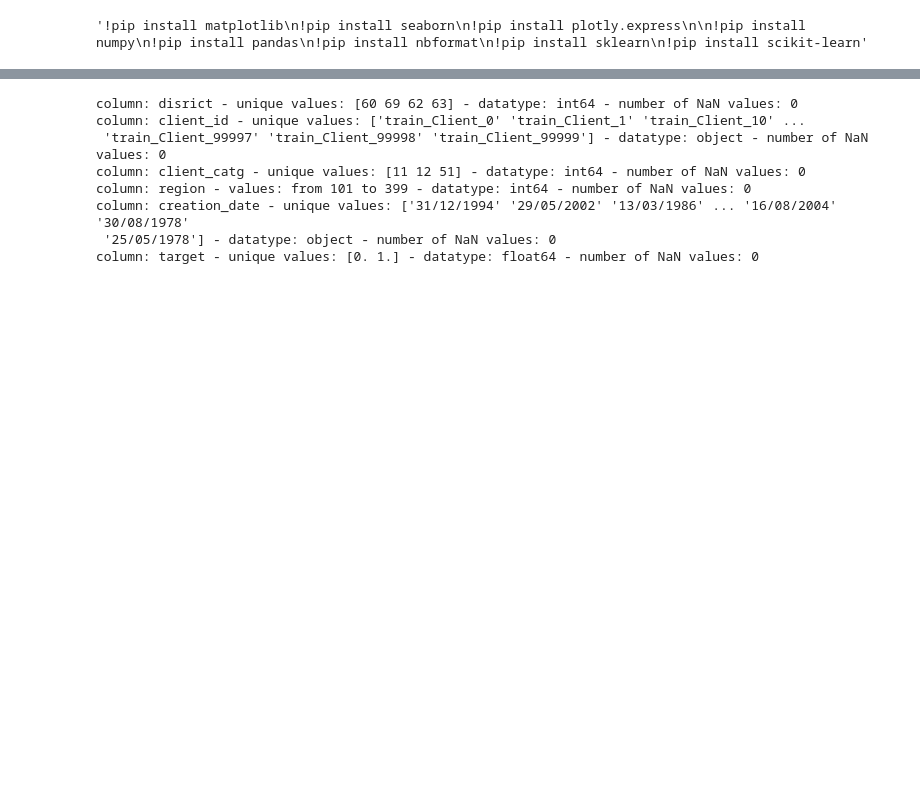
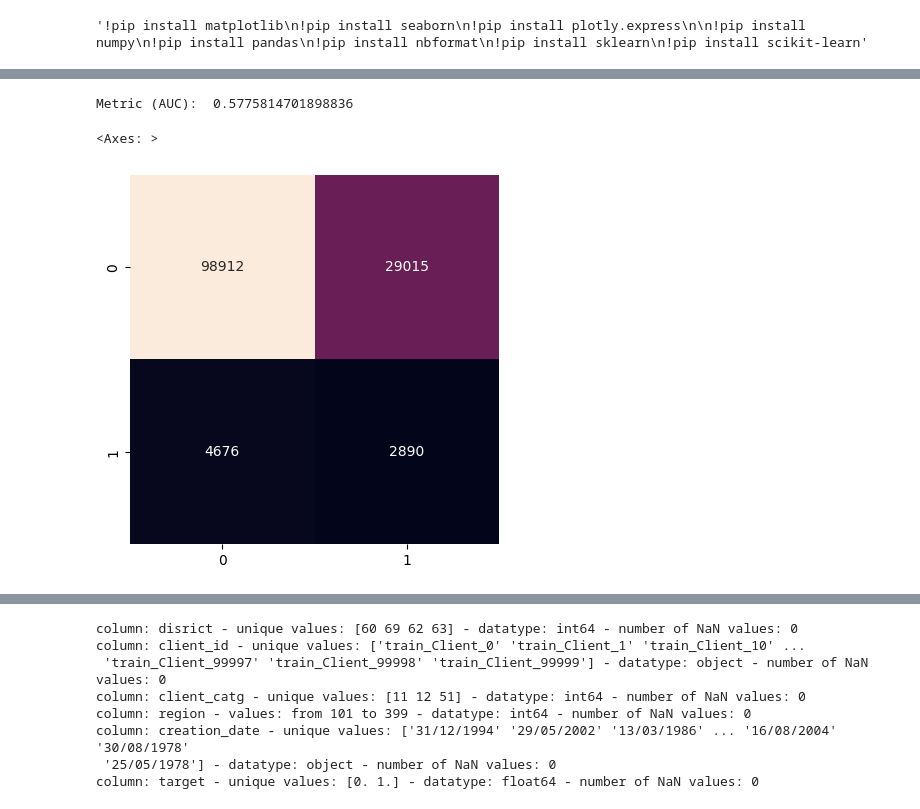
Before and after one commit to vlampe/fraud-detection-ML-project, a Jupyter notebook: EDA.ipynb, the cells around one changed output, grey strips where cells are left out. Saved outputs shown, nothing was run; the diff lists cells and outputs as text; code cells hidden in the pictures; blank space fills up the shorter version.

Commit message:
more feature engineering and modelling

```diff
--- a/EDA.ipynb
+++ b/EDA.ipynb
@@ -50,3 +51,24 @@ def inspect_values(df: pd.DataFrame) -> None:
 # %%
 clients = pd.read_csv('data/train/client_train.csv', low_memory=False, parse_dates=True)
 invoices = pd.read_csv('data/train/invoice_train.csv', low_memory=False, parse_dates=True)
+# %%
+## Baseline model
+
+# A customer with exceptional fluctuations in monthly (or yearly??) consommation is likely to be a fraud.
+# If the clients STD is higher than the mean STD of all clients, they will be flagged as fraud.
+# OR: id STD is in top 5% of all clients
+
+
+baseline = invoices.copy()
+
+baseline.eval('total_consommation = consommation_level_1 + consommation_level_2 + consommation_level_3 + consommation_level_4', inplace=True)
+baseline.head()
+
+base_grouped = baseline.groupby('client_id').total_consommation.std().reset_index()
+base_grouped.head()
+
+mean_std = base_grouped.total_consommation.mean()
+mean_std
+
+base_grouped['target_baseline'] = base_grouped.total_consommation > mean_std
+base_grouped.head()
@@ -52,0 +82,11 @@ invoices = pd.read_csv('data/train/invoice_train.csv', low_memory=False, parse_d
+# %%
+## how good is baseline model?
+
+clients_baseline = pd.merge(left=clients, right=base_grouped.drop(columns='total_consommation', axis=1), on='client_id')
+
+print('Metric (AUC): ', roc_auc_score(clients_baseline.target, clients_baseline.target_baseline))
+sns.heatmap(confusion_matrix(clients_baseline.target, clients_baseline.target_baseline), square=True, annot=True, fmt='d', cbar=False)
+# %% [output]
+Metric (AUC):  0.5775814701898836
+<Axes: >
+[figure, added]
```
Also changed, not shown: parts of 21 cells of this notebook.
